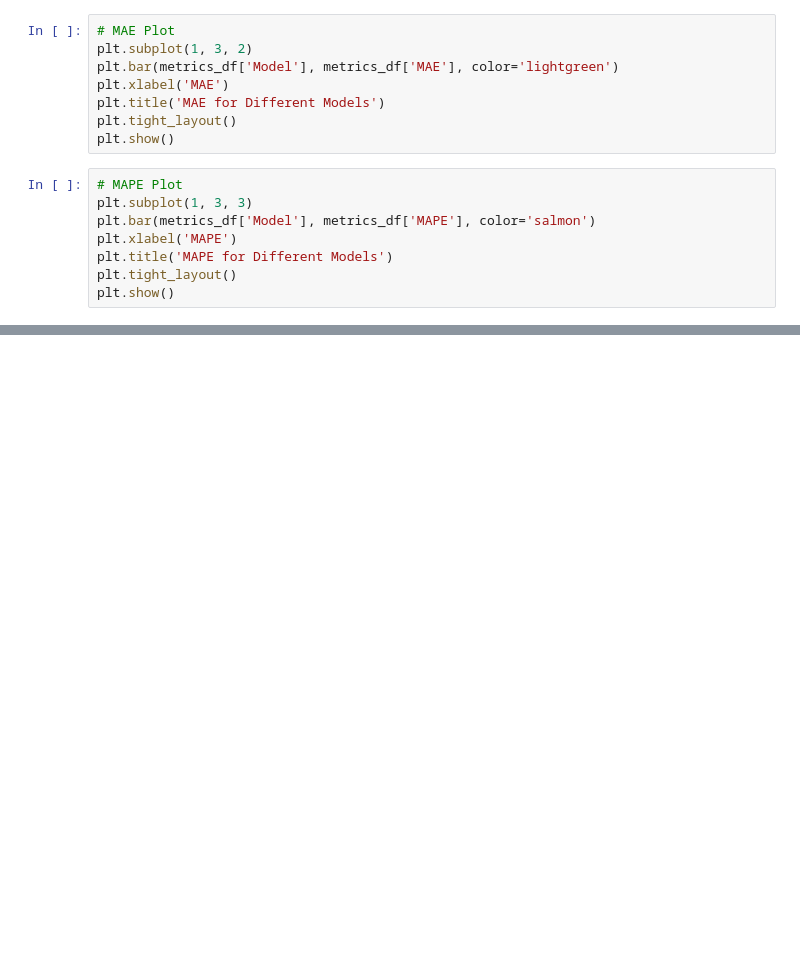
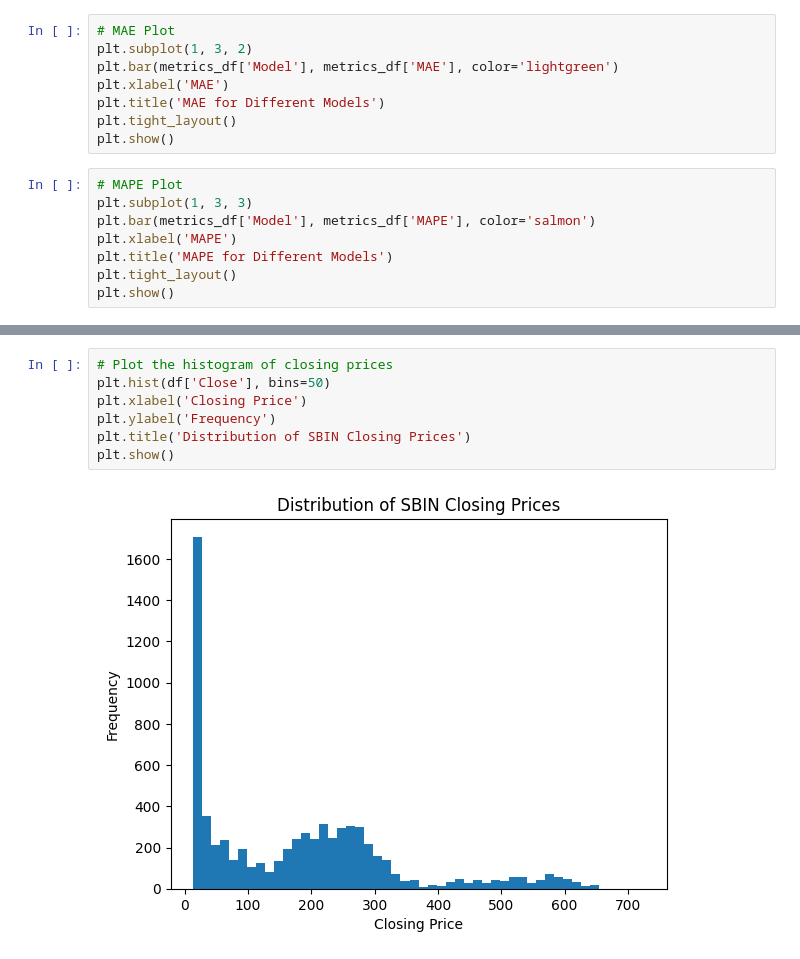
Before and after one commit to rohitinu6/Stock-Price-Prediction, a Jupyter notebook: Stock_Price_Prediction.ipynb, the cells around one changed output, grey strips where cells are left out. Cells and saved outputs as stored; diff of their text form; blank space fills up the shorter version.

```diff
--- a/Stock_Price_Prediction.ipynb
+++ b/Stock_Price_Prediction.ipynb
@@ -336,0 +378,9 @@ plt.show()
+# %%
+# Plot the histogram of closing prices
+plt.hist(df['Close'], bins=50)
+plt.xlabel('Closing Price')
+plt.ylabel('Frequency')
+plt.title('Distribution of SBIN Closing Prices')
+plt.show()
+# %% [output]
+[figure, added]
```
Also changed, not shown: parts of 13 cells of this notebook.
